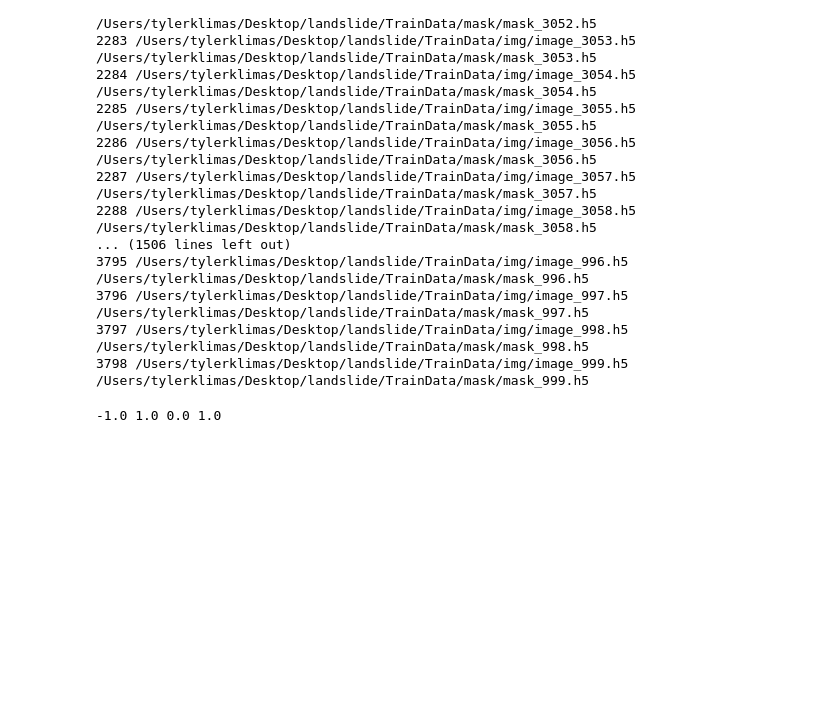
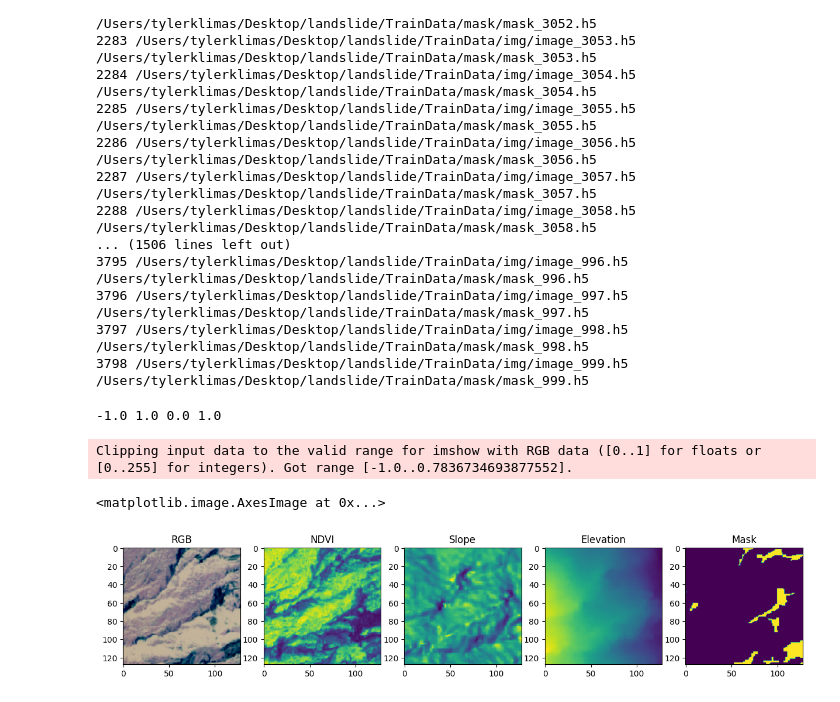
Before and after one commit to detroitnatif/LandslidePrediction, a Jupyter notebook: landslide.ipynb, the cells around one changed output. Drawn from its saved outputs; the diff is of its cells as text; code cells hidden in the pictures; blank space fills up the shorter version.

```diff
--- a/landslide.ipynb
+++ b/landslide.ipynb
@@ -192,13 +192,19 @@ def dice_loss(y_true, y_pred):
 # %%
 img=234
 fig, (ax1, ax2, ax3, ax4, ax5) = plt.subplots(1, 5, figsize=(15, 10))
 
 ax1.set_title("RGB")
 ax2.set_title("NDVI")
 ax3.set_title("Slope")
 ax4.set_title("Elevation")
 ax5.set_title("Mask")
 
-ax1.imshow(train_XX[img, :, :, 0:3]
-ax2.imshow(train_XX[img, :, :, ]
-ax3.imshow(train_XX[img, :, :, 0:3]
+ax1.imshow(train_XX[img, :, :, 0:3])
+ax2.imshow(train_XX[img, :, :, 3])
+ax3.imshow(train_XX[img, :, :, 4])
+ax4.imshow(train_XX[img, :, :, 5])
+ax5.imshow(train_YY[img, :, :, 0])
+# %% [output]
+Clipping input data to the valid range for imshow with RGB data ([0..1] for floats or [0..255] for integers). Got range [-1.0..0.7836734693877552].
+<matplotlib.image.AxesImage at 0x...>
+[figure, added]
```
Also changed, not shown: parts of 5 cells of this notebook.
